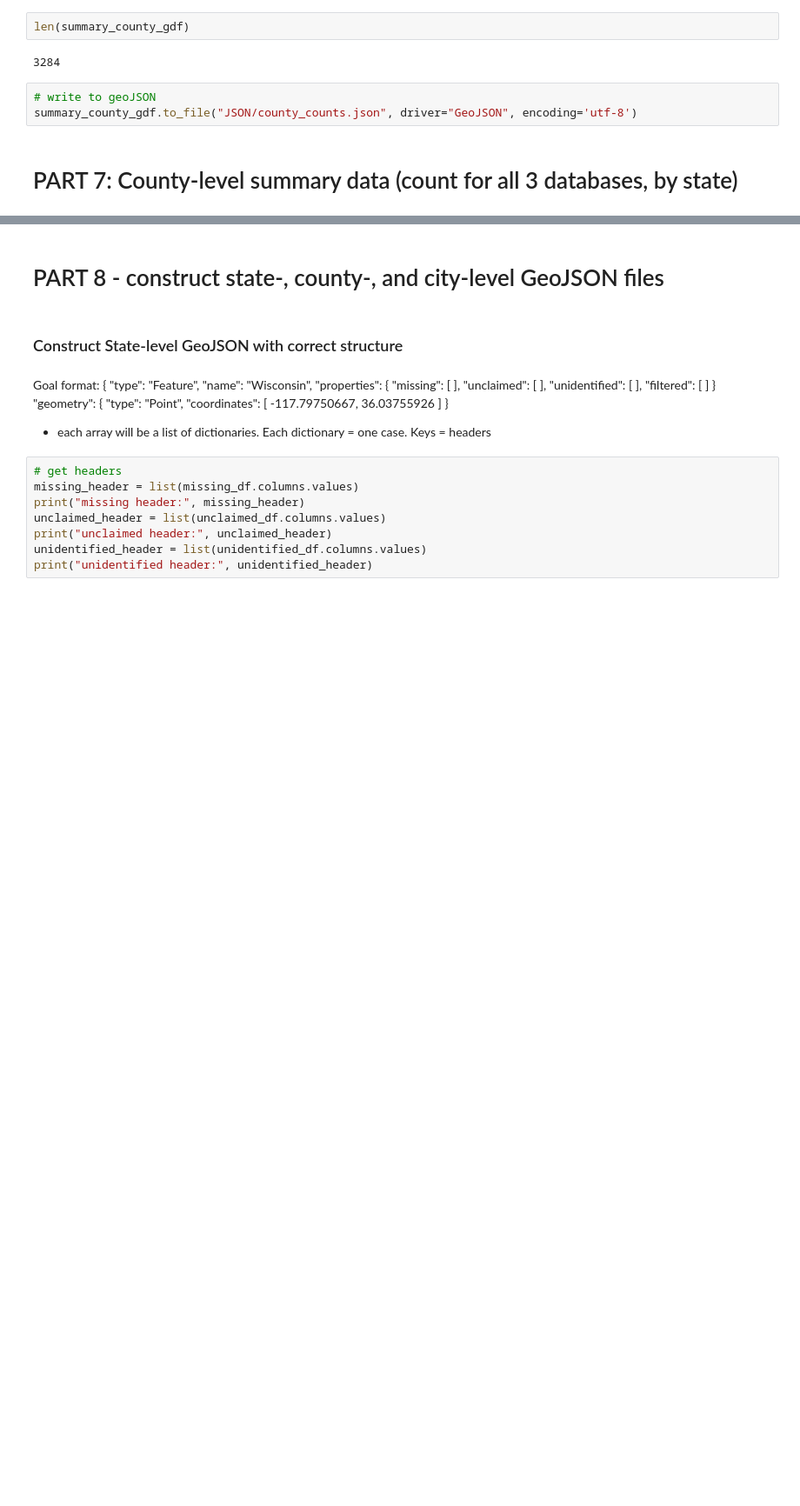
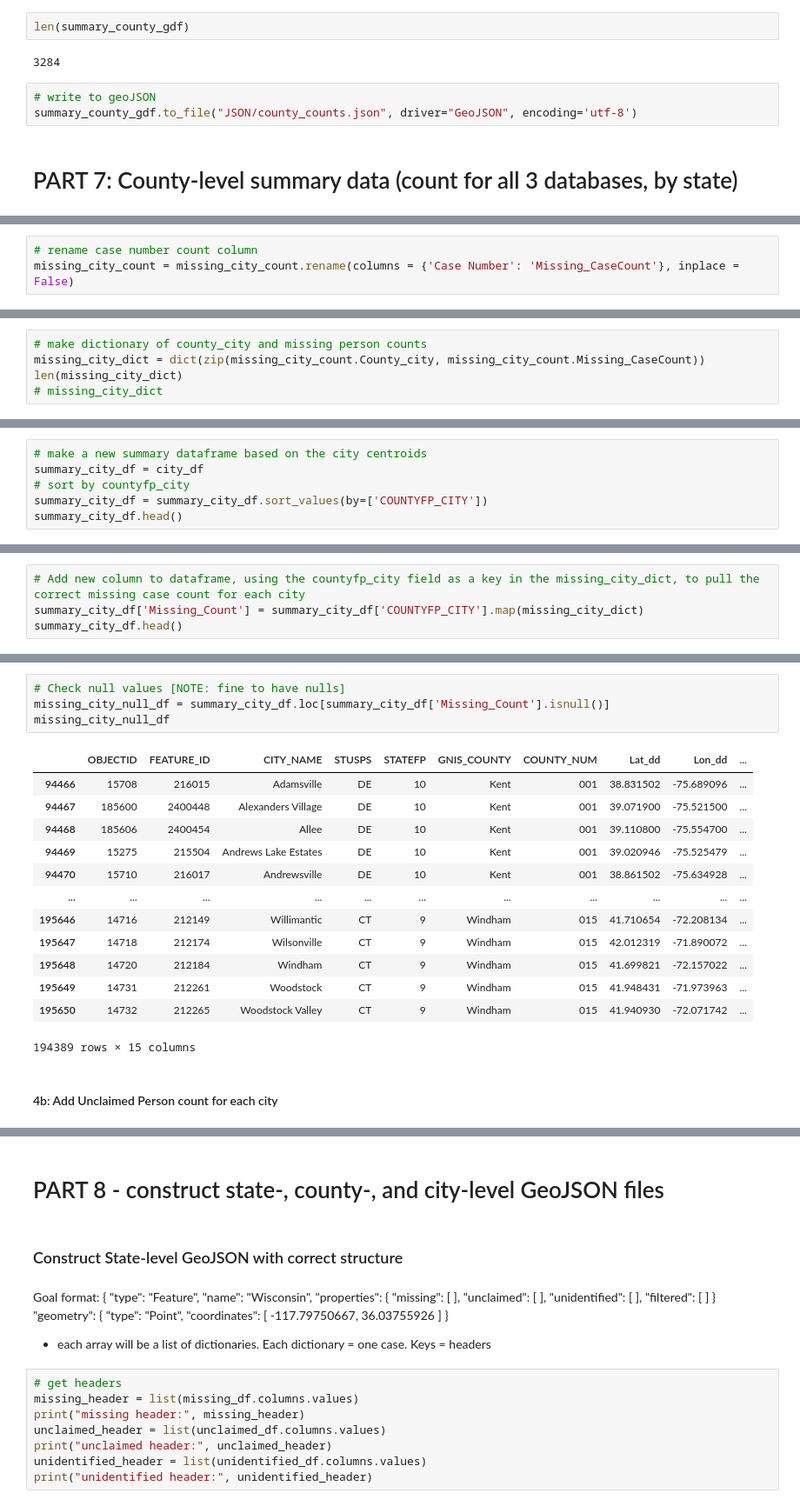
Before and after one commit to Christopher-Pierson/The-Lost-People, a Jupyter notebook: data/Data_mgmt_v2.ipynb, the cells around one changed output, grey strips where cells are left out. Shown at 87% size. Cells and saved outputs as stored; diff of their text form; blank space fills up the shorter version.

```diff
--- a/data/Data_mgmt_v2.ipynb
+++ b/data/Data_mgmt_v2.ipynb
@@ -3057,0 +3087,3 @@ summary_county_gdf.to_file("JSON/county_counts.json", driver="GeoJSON", encoding
+# %%
+# rename case number count column
+missing_city_count = missing_city_count.rename(columns = {'Case Number': 'Missing_CaseCount'}, inplace = False)
@@ -3057,0 +3101,5 @@ summary_county_gdf.to_file("JSON/county_counts.json", driver="GeoJSON", encoding
+# %%
+# make dictionary of county_city and missing person counts
+missing_city_dict = dict(zip(missing_city_count.County_city, missing_city_count.Missing_CaseCount))
+len(missing_city_dict)
+# missing_city_dict
@@ -3057,0 +3223,6 @@ summary_county_gdf.to_file("JSON/county_counts.json", driver="GeoJSON", encoding
+# %%
+# make a new summary dataframe based on the city centroids
+summary_city_df = city_df
+# sort by countyfp_city
+summary_city_df = summary_city_df.sort_values(by=['COUNTYFP_CITY'])
+summary_city_df.head()
@@ -3057,0 +3242,4 @@ summary_county_gdf.to_file("JSON/county_counts.json", driver="GeoJSON", encoding
+# %%
+# Add new column to dataframe, using the countyfp_city field as a key in the missing_city_dict, to pull the correct missing case count for each city
+summary_city_df['Missing_Count'] = summary_city_df['COUNTYFP_CITY'].map(missing_city_dict)
+summary_city_df.head()
@@ -3057,0 +3253,20 @@ summary_county_gdf.to_file("JSON/county_counts.json", driver="GeoJSON", encoding
+# %%
+# Check null values [NOTE: fine to have nulls]
+missing_city_null_df = summary_city_df.loc[summary_city_df['Missing_Count'].isnull()]
+missing_city_null_df
+# %% [output]
+|  | OBJECTID | FEATURE_ID | CITY_NAME | STUSPS | STATEFP | GNIS_COUNTY | COUNTY_NUM | Lat_dd | Lon_dd | ... |
+| 94466 | 15708 | 216015 | Adamsville | DE | 10 | Kent | 001 | 38.831502 | -75.689096 | ... |
+| 94467 | 185600 | 2400448 | Alexanders Village | DE | 10 | Kent | 001 | 39.071900 | -75.521500 | ... |
+| 94468 | 185606 | 2400454 | Allee | DE | 10 | Kent | 001 | 39.110800 | -75.554700 | ... |
+| 94469 | 15275 | 215504 | Andrews Lake Estates | DE | 10 | Kent | 001 | 39.020946 | -75.525479 | ... |
+| 94470 | 15710 | 216017 | Andrewsville | DE | 10 | Kent | 001 | 38.861502 | -75.634928 | ... |
+| ... | ... | ... | ... | ... | ... | ... | ... | ... | ... | ... |
+| 195646 | 14716 | 212149 | Willimantic | CT | 9 | Windham | 015 | 41.710654 | -72.208134 | ... |
+| 195647 | 14718 | 212174 | Wilsonville | CT | 9 | Windham | 015 | 42.012319 | -71.890072 | ... |
+| 195648 | 14720 | 212184 | Windham | CT | 9 | Windham | 015 | 41.699821 | -72.157022 | ... |
+| 195649 | 14731 | 212261 | Woodstock | CT | 9 | Windham | 015 | 41.948431 | -71.973963 | ... |
+| 195650 | 14732 | 212265 | Woodstock Valley | CT | 9 | Windham | 015 | 41.940930 | -72.071742 | ... |
+194389 rows × 15 columns
+# %% [markdown]
+#### 4b: Add Unclaimed Person count for each city
```
Also changed, not shown: parts of 64 cells of this notebook, 1 other file.
